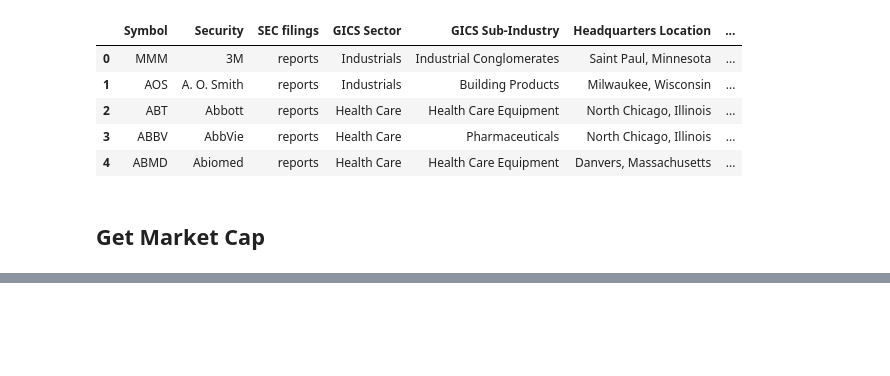
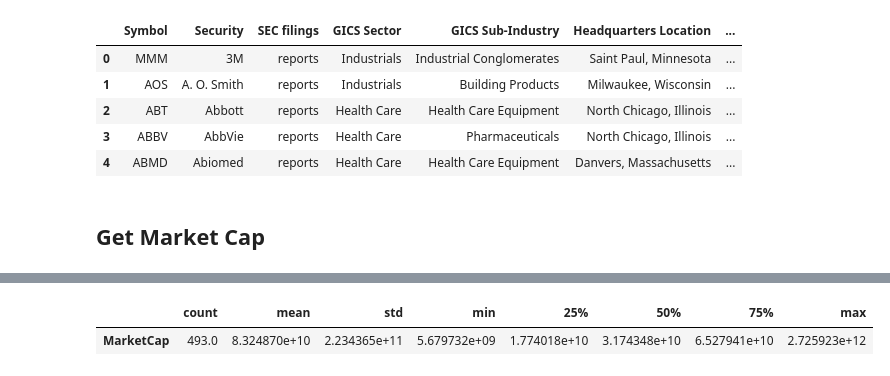
Before and after one commit to mohansameer1983/AI-Finance, a Jupyter notebook: MMAI_823_AI_Finance.ipynb, the cells around one changed output, grey strips where cells are left out. Cells and saved outputs as stored; diff of their text form; code cells hidden in the pictures; blank space fills up the shorter version.

```diff
--- a/MMAI_823_AI_Finance.ipynb
+++ b/MMAI_823_AI_Finance.ipynb
@@ -115,2 +182,7 @@ marketdf = load_csv_to_dataframe('/data/marketcap.csv')
+# %%
+filtered_df.describe().T
+# %% [output]
+|  | count | mean | std | min | 25% | 50% | 75% | max |
+| MarketCap | 493.0 | 8.324870e+10 | 2.234365e+11 | 5.679732e+09 | 1.774018e+10 | 3.174348e+10 | 6.527941e+10 | 2.725923e+12 |
 # %%
 # find the quantiles over the index axis
```
Also changed, not shown: parts of 20 cells of this notebook.
